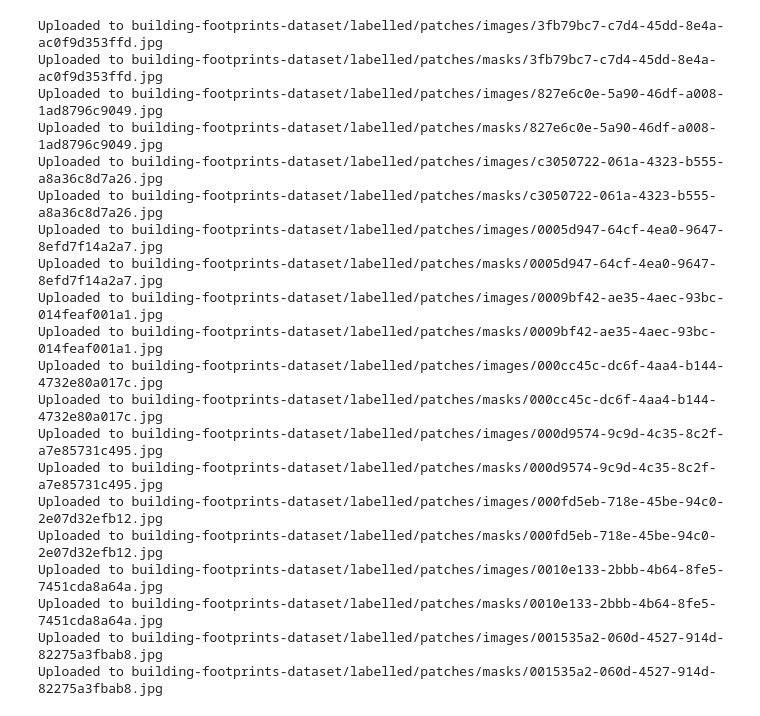
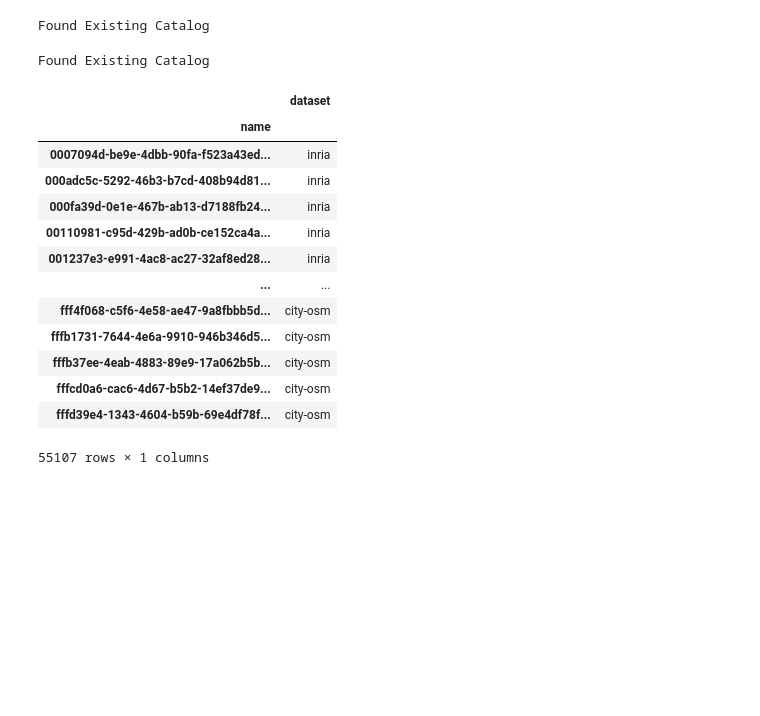
Before and after one commit to citruscaesar/urban-feature-extraction, a Jupyter notebook: etl/extraction.ipynb, the cells around one changed output. Saved outputs shown, nothing was run; the diff lists cells and outputs as text; code cells hidden in the pictures; blank space fills up the shorter version.

```diff
--- a/etl/extraction.ipynb
+++ b/etl/extraction.ipynb
@@ -342,24 +458,7 @@ inria = InriaETL(DATA / "inria")
 #inria.delete_downloaded_dataset()
-# %%
-inria.upload('building-footprints-dataset')
-# %% [output]
-Uploaded to building-footprints-dataset/labelled/patches/images/3fb79bc7-c7d4-45dd-8e4a-ac0f9d353ffd.jpg
-Uploaded to building-footprints-dataset/labelled/patches/masks/3fb79bc7-c7d4-45dd-8e4a-ac0f9d353ffd.jpg
-Uploaded to building-footprints-dataset/labelled/patches/images/827e6c0e-5a90-46df-a008-1ad8796c9049.jpg
-Uploaded to building-footprints-dataset/labelled/patches/masks/827e6c0e-5a90-46df-a008-1ad8796c9049.jpg
-Uploaded to building-footprints-dataset/labelled/patches/images/c3050722-061a-4323-b555-a8a36c8d7a26.jpg
-Uploaded to building-footprints-dataset/labelled/patches/masks/c3050722-061a-4323-b555-a8a36c8d7a26.jpg
-Uploaded to building-footprints-dataset/labelled/patches/images/0005d947-64cf-4ea0-9647-8efd7f14a2a7.jpg
-Uploaded to building-footprints-dataset/labelled/patches/masks/0005d947-64cf-4ea0-9647-8efd7f14a2a7.jpg
-Uploaded to building-footprints-dataset/labelled/patches/images/0009bf42-ae35-4aec-93bc-014feaf001a1.jpg
-Uploaded to building-footprints-dataset/labelled/patches/masks/0009bf42-ae35-4aec-93bc-014feaf001a1.jpg
-Uploaded to building-footprints-dataset/labelled/patches/images/000cc45c-dc6f-4aa4-b144-4732e80a017c.jpg
-Uploaded to building-footprints-dataset/labelled/patches/masks/000cc45c-dc6f-4aa4-b144-4732e80a017c.jpg
-Uploaded to building-footprints-dataset/labelled/patches/images/000d9574-9c9d-4c35-8c2f-a7e85731c495.jpg
-Uploaded to building-footprints-dataset/labelled/patches/masks/000d9574-9c9d-4c35-8c2f-a7e85731c495.jpg
-Uploaded to building-footprints-dataset/labelled/patches/images/000fd5eb-718e-45be-94c0-2e07d32efb12.jpg
-Uploaded to building-footprints-dataset/labelled/patches/masks/000fd5eb-718e-45be-94c0-2e07d32efb12.jpg
-Uploaded to building-footprints-dataset/labelled/patches/images/0010e133-2bbb-4b64-8fe5-7451cda8a64a.jpg
-Uploaded to building-footprints-dataset/labelled/patches/masks/0010e133-2bbb-4b64-8fe5-7451cda8a64a.jpg
-Uploaded to building-footprints-dataset/labelled/patches/images/001535a2-060d-4527-914d-82275a3fbab8.jpg
-Uploaded to building-footprints-dataset/labelled/patches/masks/001535a2-060d-4527-914d-82275a3fbab8.jpg
+# %%
+#inria.upload(cntb)
+inria.update_train_catalog(cntb)
+#df.loc[patches[0].name].dataset
+# %% [output]
+Found Existing Catalog
@@ -365,0 +616,29 @@ Uploaded to building-footprints-dataset/labelled/patches/masks/001535a2-060d-452
+# %%
+cityosm = CityOSMETL(DATA / "city-osm")
+#cityosm.upload(cntb)
+cityosm.update_train_catalog(cntb)
+#cityosm.extract(True)
+#cityosm.calculate_train_test_split()
+#cityosm.move_test_split()
+#cityosm.crop(512)
+#cityosm.delete_downloaded_dataset()
+# %% [output]
+Found Existing Catalog
+# %%
+df = pd.read_csv("C:/Users/hp/Desktop/datasets/building-footprints-dataset/labelled/metadata/patches.csv", index_col=0)
+df
+# %% [output]
+|  | dataset |
+| name |  |
+| 0007094d-be9e-4dbb-90fa-f523a43ed... | inria |
+| 000adc5c-5292-46b3-b7cd-408b94d81... | inria |
+| 000fa39d-0e1e-467b-ab13-d7188fb24... | inria |
+| 00110981-c95d-429b-ad0b-ce152ca4a... | inria |
+| 001237e3-e991-4ac8-ac27-32af8ed28... | inria |
+| ... | ... |
+| fff4f068-c5f6-4e58-ae47-9a8fbbb5d... | city-osm |
+| fffb1731-7644-4e6a-9910-946b346d5... | city-osm |
+| fffb37ee-4eab-4883-89e9-17a062b5b... | city-osm |
+| fffcd0a6-cac6-4d67-b5b2-14ef37de9... | city-osm |
+| fffd39e4-1343-4604-b59b-69e4df78f... | city-osm |
+55107 rows × 1 columns
```
Also changed, not shown: parts of 12 cells of this notebook.
